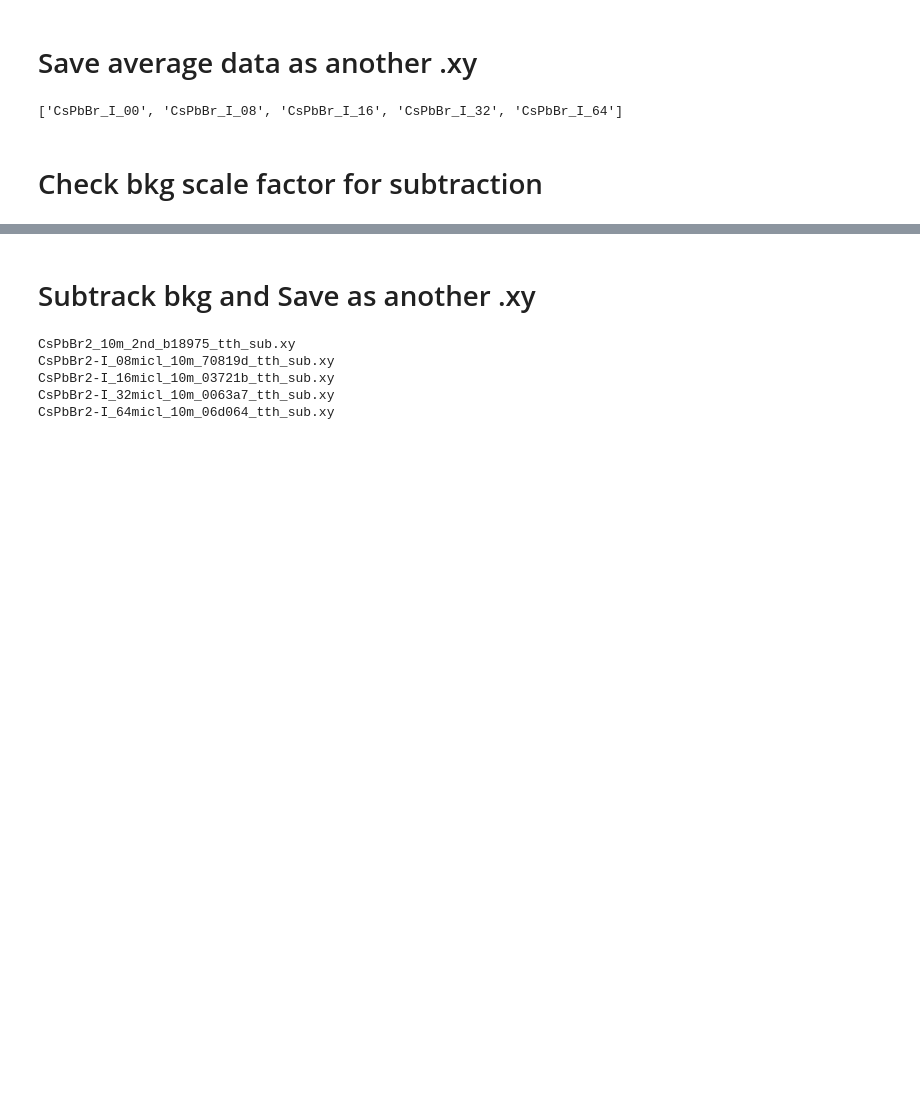
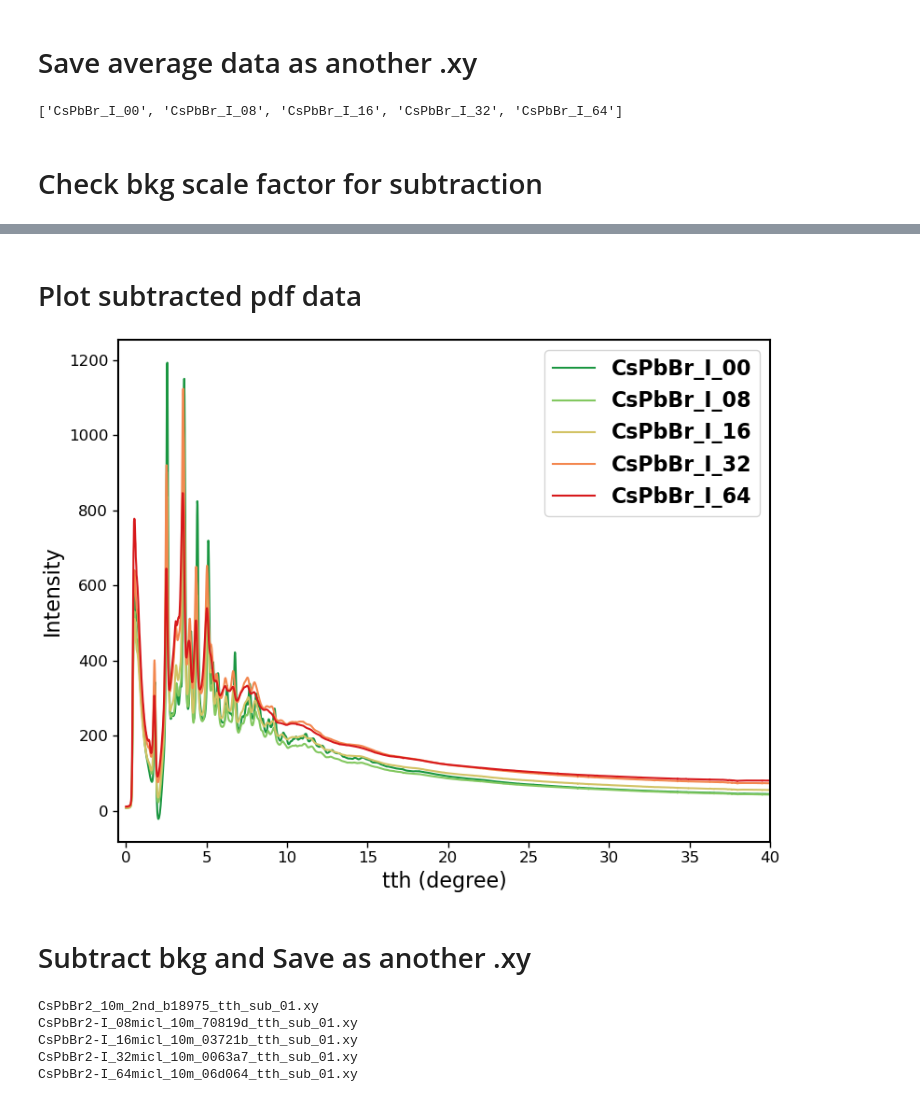
Before and after one commit to cheng-hung/Data_process, a Jupyter notebook: 20220329_XPD/20220329_insitu_ZnI_PDF.ipynb, the cells around one changed output, grey strips where cells are left out. Saved outputs shown, nothing was run; the diff lists cells and outputs as text; code cells hidden in the pictures; blank space fills up the shorter version.

Commit message:
subtract bkg for topas

```diff
--- a/20220329_XPD/20220329_insitu_ZnI_PDF.ipynb
+++ b/20220329_XPD/20220329_insitu_ZnI_PDF.ipynb
@@ -314,5 +316,33 @@ for i in range(len(k1)):
+# %% [markdown]
+# Plot subtracted pdf data
+# %%
+f4, ax4 = plt.subplots(1, 1, figsize = (8, 6), constrained_layout=True)
+# f1, (ax1, ax2) = plt.subplots(1, 2, figsize = (6, 9), gridspec_kw={'width_ratios': [1,1]})
+
+color_idx = np.linspace(0, 1, len(k1))
+offset = 0
+for i in range(len(k1)):
+    # ax1.plot(df_tth.iloc[:,i], df_int.iloc[:,i], color=cmap(color_idx[i]), label=label[i])
+    scaled_int = df_int[k1[i]] - bkg['Int_bkg']*bkg_scale[i]
+    ax4.plot(df_tth.iloc[:,i], scaled_int, color=cmap(color_idx[i]), label=k1[i])
+
+legend_properties = {'weight':'bold', 'size':16}
+ax4.legend(prop=legend_properties)
+
+ax4.set_xlim(-0.5, 40)
+# ax1.set_ylim(2500, 9500)
+ax4.set_xlabel('tth (degree)', fontsize=16, fontweight='regular')
+ax4.set_ylabel('Intensity', fontsize=16, fontweight='regular')
+ax4.tick_params(axis='both', direction='out', labelsize=12, size=4, width=1)
+spinewidth = 1.5
+ax4.spines["bottom"].set_linewidth(spinewidth)
+ax4.spines["right"].set_linewidth(spinewidth)
+ax4.spines["top"].set_linewidth(spinewidth)
+ax4.spines["left"].set_linewidth(spinewidth)
+# %% [output]
+[figure, added]
 # %% [markdown]
-# Subtrack bkg and Save as another .xy
+# Subtract bkg and Save as another .xy
 # %%
 path = cwd
 # name = ['CsPbBr_ZnCl_00', 'CsPbBr_ZnCl_08', 'CsPbBr_ZnCl_16', 'CsPbBr_ZnCl_32', 'CsPbBr_ZnCl_64']
@@ -320,15 +350,15 @@ for i in range(len(k1)):
     df = pd.DataFrame()
     df['tth'] = df_tth.iloc[:,i]
     df['Intensity'] = df_int[k1[i]] - bkg['Int_bkg']*bkg_scale[i]
-    fn = cwd + '/' + os.path.basename(chi_list[i])[:-4] + '_sub.xy'
+    fn = cwd + '/' + os.path.basename(chi_list[i])[:-4] + '_sub_01.xy'
     # df.to_csv(fn, sep=' ', header=False, index=False, float_format='{:.8e}'.format)
     print(os.path.basename(fn))
 # %% [output]
-CsPbBr2_10m_2nd_b18975_tth_sub.xy
-CsPbBr2-I_08micl_10m_70819d_tth_sub.xy
-CsPbBr2-I_16micl_10m_03721b_tth_sub.xy
-CsPbBr2-I_32micl_10m_0063a7_tth_sub.xy
-CsPbBr2-I_64micl_10m_06d064_tth_sub.xy
+CsPbBr2_10m_2nd_b18975_tth_sub_01.xy
+CsPbBr2-I_08micl_10m_70819d_tth_sub_01.xy
+CsPbBr2-I_16micl_10m_03721b_tth_sub_01.xy
+CsPbBr2-I_32micl_10m_0063a7_tth_sub_01.xy
+CsPbBr2-I_64micl_10m_06d064_tth_sub_01.xy
 # %%
 fn
 # %% [output]
```
Also changed, not shown: parts of 3 cells of this notebook.
